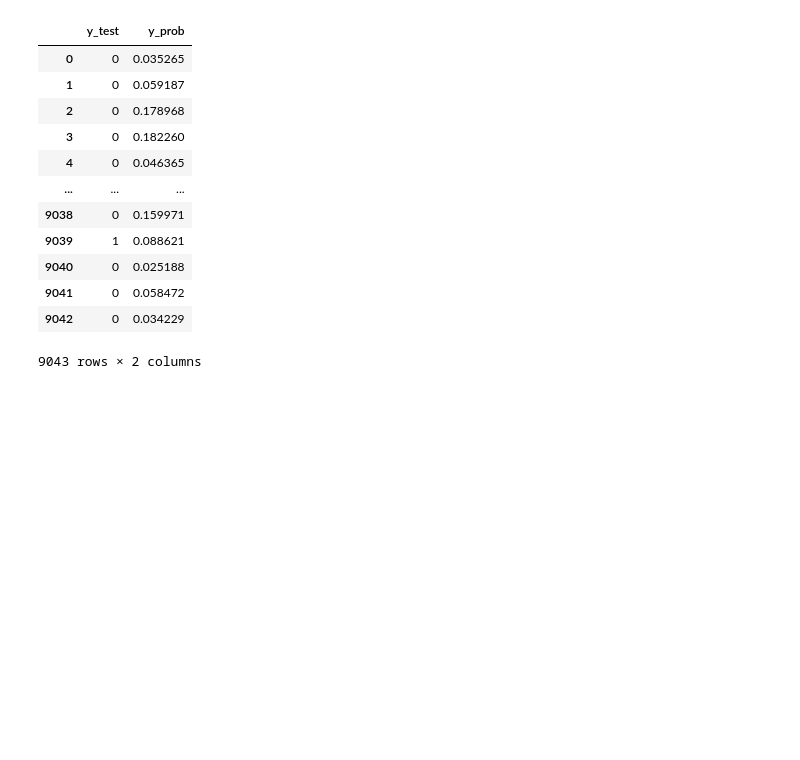
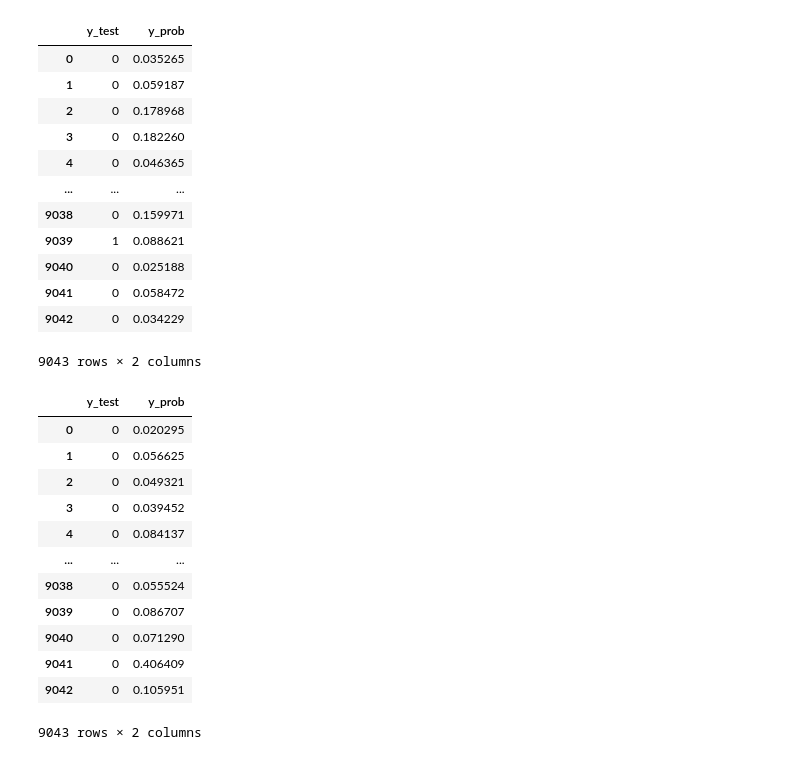
Before and after one commit to jmanwillz/ACML-Project, a Jupyter notebook: decision-trees/roc_curve.ipynb, the cells around one changed output. Cells and saved outputs as stored; diff of their text form; code cells hidden in the pictures; blank space fills up the shorter version.

```diff
--- a/decision-trees/roc_curve.ipynb
+++ b/decision-trees/roc_curve.ipynb
@@ -36,6 +36,23 @@ df_rf
 | 9041 | 0 | 0.058472 |
 | 9042 | 0 | 0.034229 |
 9043 rows × 2 columns
+# %%
+df_ann = pd.read_csv("../dataset/ann_roc_values.csv")
+df_ann
+# %% [output]
+|  | y_test | y_prob |
+| 0 | 0 | 0.020295 |
+| 1 | 0 | 0.056625 |
+| 2 | 0 | 0.049321 |
+| 3 | 0 | 0.039452 |
+| 4 | 0 | 0.084137 |
+| ... | ... | ... |
+| 9038 | 0 | 0.055524 |
+| 9039 | 0 | 0.086707 |
+| 9040 | 0 | 0.071290 |
+| 9041 | 0 | 0.406409 |
+| 9042 | 0 | 0.105951 |
+9043 rows × 2 columns
 # %%
 # Logistic Regression
 fpr1, tpr1, _ = roc_curve(df_log_reg["y_test"], df_log_reg["y_prob"])
```
Also changed, not shown: parts of 2 cells of this notebook, 3 other files.
